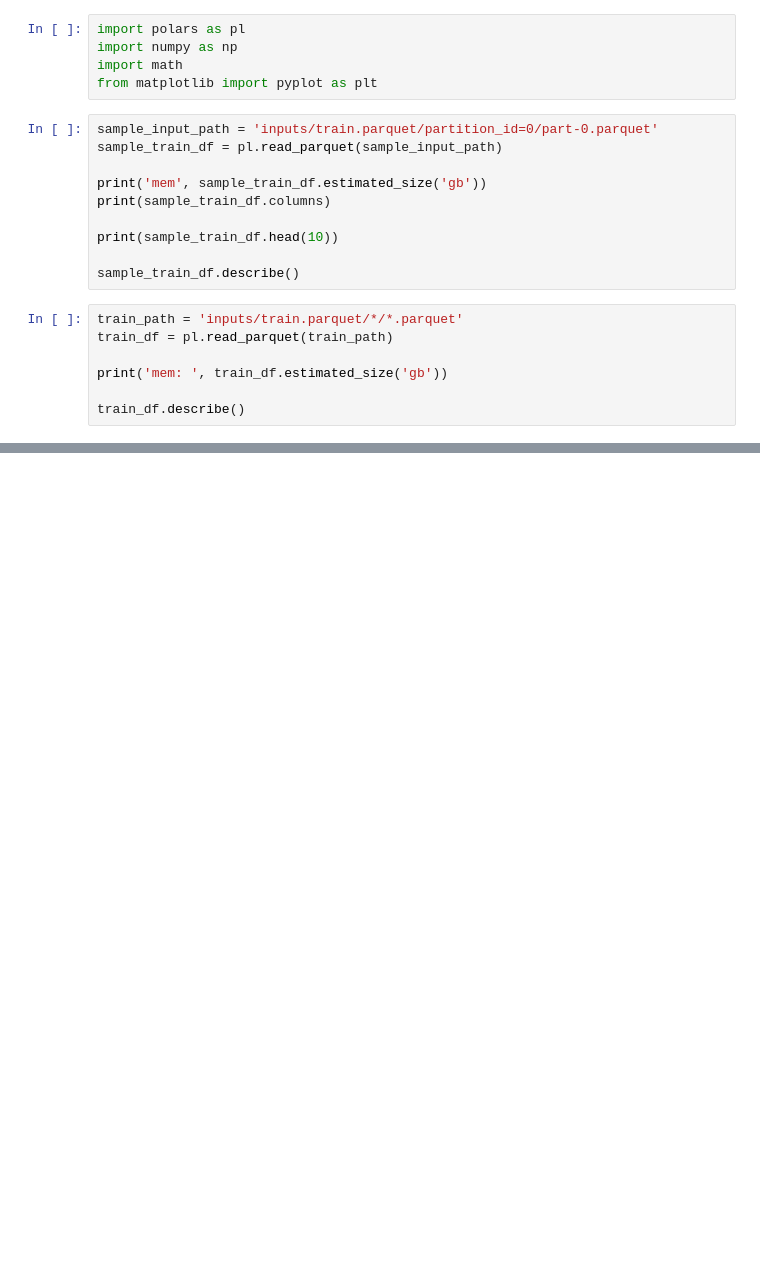
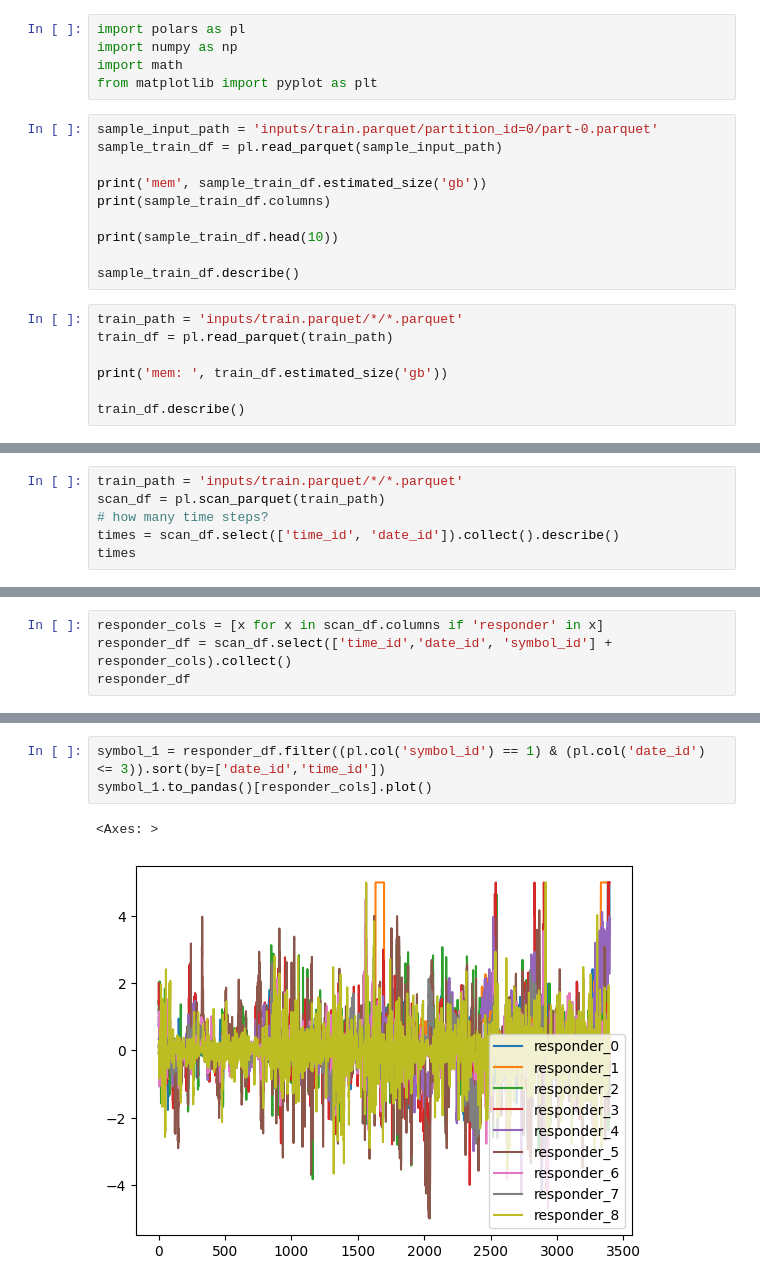
Before and after one commit to affNVu/kaggle, a Jupyter notebook: JS-RMF/exploratory.ipynb, the cells around one changed output, grey strips where cells are left out. Drawn from its saved outputs; the diff is of its cells as text; blank space fills up the shorter version.

```diff
--- a/JS-RMF/exploratory.ipynb
+++ b/JS-RMF/exploratory.ipynb
@@ -102,0 +89,6 @@ plt.show()
+# %%
+train_path = 'inputs/train.parquet/*/*.parquet'
+scan_df = pl.scan_parquet(train_path)
+# how many time steps?
+times = scan_df.select(['time_id', 'date_id']).collect().describe()
+times
@@ -102,0 +108,4 @@ plt.show()
+# %%
+responder_cols = [x for x in scan_df.columns if 'responder' in x]
+responder_df = scan_df.select(['time_id','date_id', 'symbol_id'] + responder_cols).collect()
+responder_df
@@ -102,0 +127,6 @@ plt.show()
+# %%
+symbol_1 = responder_df.filter((pl.col('symbol_id') == 1) & (pl.col('date_id') <= 3)).sort(by=['date_id','time_id'])
+symbol_1.to_pandas()[responder_cols].plot()
+# %% [output]
+<Axes: >
+[figure, added]
```
Also changed, not shown: parts of 11 cells of this notebook, 2 other files.
